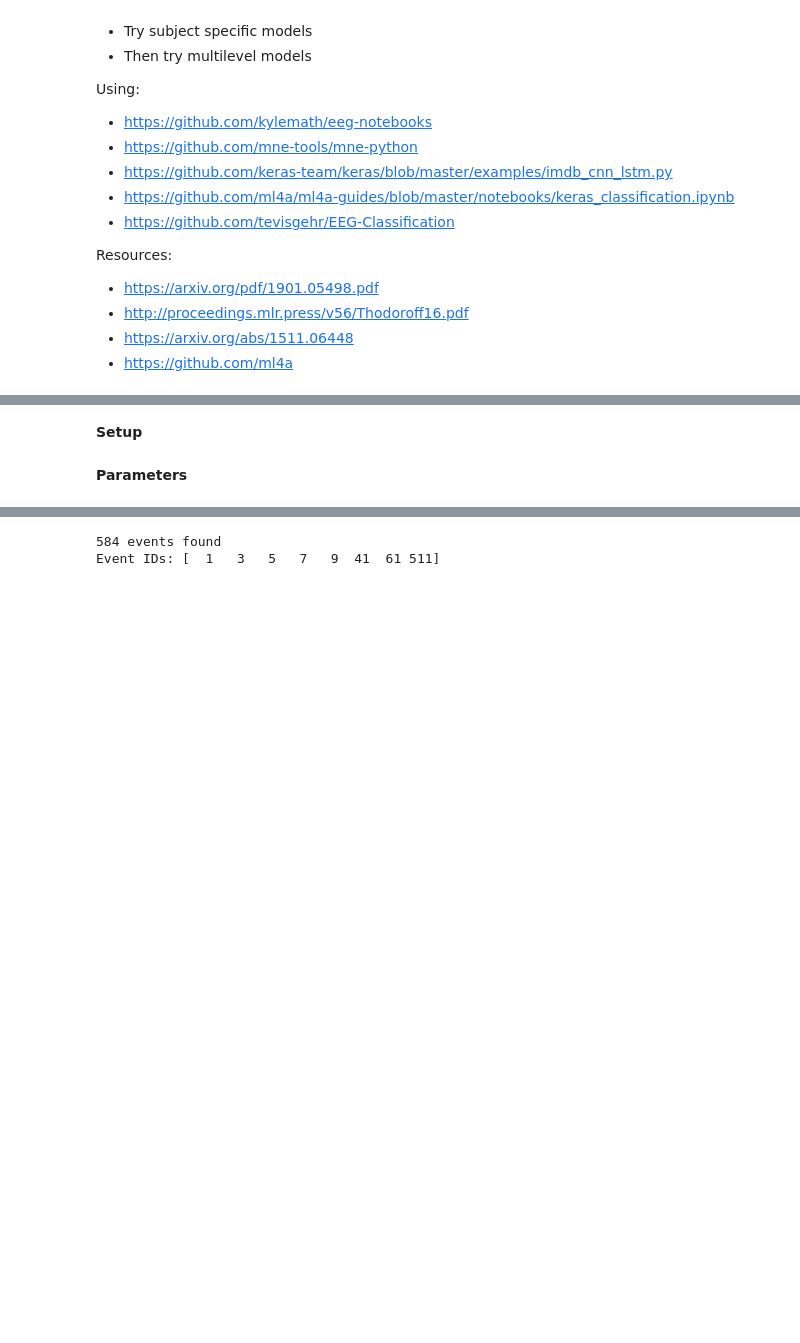
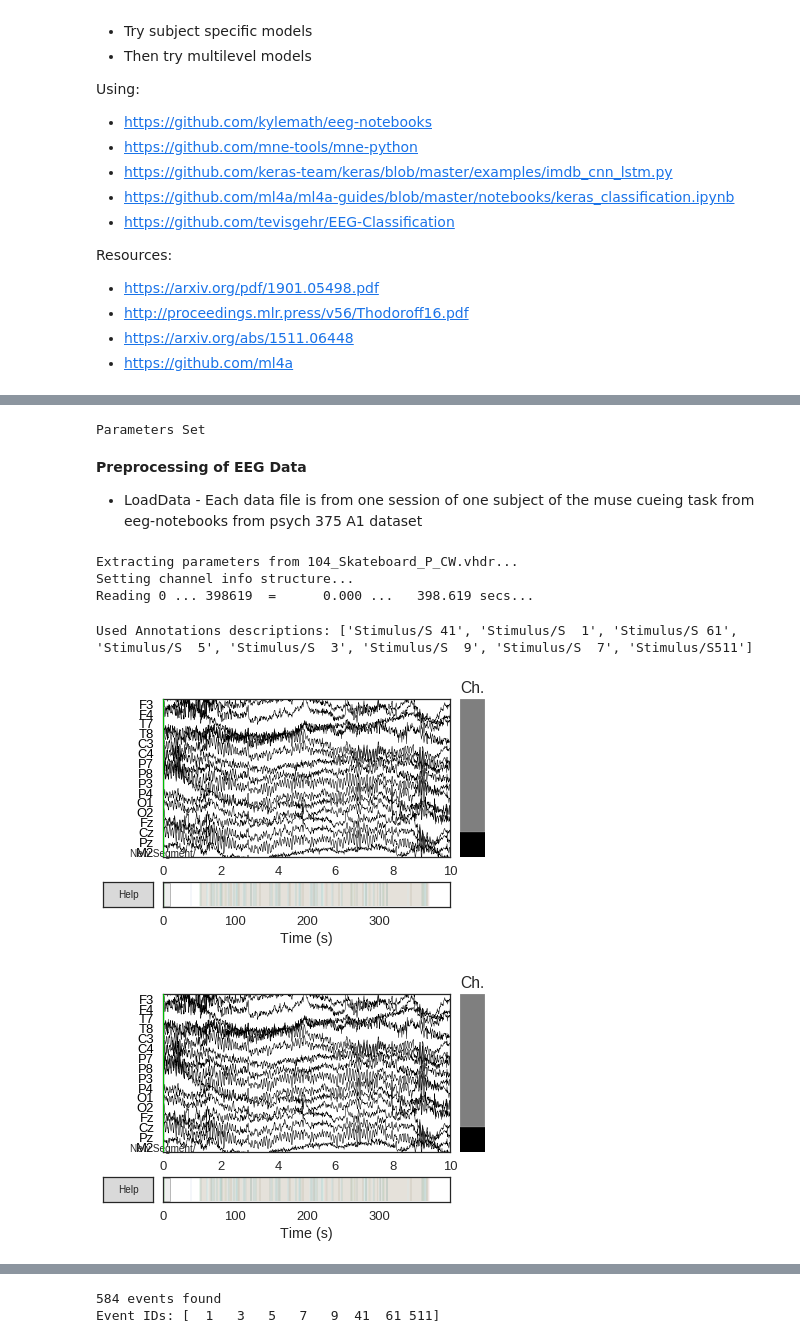
Before and after one commit to kylemath/DeepEEG, a Jupyter notebook: notebooks/DeepEEG.ipynb, the cells around one changed output, grey strips where cells are left out. Saved outputs shown, nothing was run; the diff lists cells and outputs as text; code cells hidden in the pictures; blank space fills up the shorter version.

Commit message:
removed muse sections, everything working time domain

```diff
--- a/notebooks/DeepEEG.ipynb
+++ b/notebooks/DeepEEG.ipynb
@@ -158,4 +71,59 @@ Parameters Set
-# %% [markdown]
-**Setup**
-# %% [markdown]
-**Parameters**
+# %%
+#Parameters#
+sub = 104
+exp = 'Skateboard'
+stance = 'P'
+direction = 'CW'
+event_ids = ['Standard','Target']
+event_nums = [3,5]
+
+## For both input types
+frequency_domain = 0  #if True uses wavelets otherwise use time series
+epoch_decim=10  # to decrease number of time features in time domain
+
+if frequency_domain == 1: #force it
+  epoch_decim=1
+  wavelet_decim=1 # or in frequency domain
+
+print('Parameters Set')
+# %% [output]
+Parameters Set
+# %% [markdown]
+**Preprocessing of EEG Data**
+
+* LoadData - Each data file is from one session of one subject of the muse cueing task from eeg-notebooks from psych 375 A1 dataset
+# %%
+raw = io.read_raw_brainvision(str(sub) + '_' + exp + '_' + stance + '_' + direction + '.vhdr',
+                              montage=None,
+                              eog=('HEOG', 'VEOG'),
+                              misc='auto',
+                              scale=1.0,
+                              verbose=None,
+                              preload=True)
+
+#set sampling rate
+sfreq = raw.info['sfreq']
+nsfreq = sfreq/epoch_decim #create new output freq for after epoch or wavelet decim
+
+#load channel locations
+montage = channels.read_montage('standard_1020')
+raw.set_montage(montage)
+raw.plot_sensors(show_names='True')
+
+
+#Consider rereferencing to linked mastoids?
+        ## arithmetically rereference to linked mastoid
+        #for x=1:EEG.nbchan-2
+        #    EEG.data(x,:) = (EEG.data(x,:)-((EEG.data(EEG.nbchan-2,:))*.5));
+        #end
+ #raw.set_eeg_reference(ref_channels=['M2'])  # set EEG reference to channel
+
+
+raw.plot(n_channels=16, block=True)
+# %% [output]
+Extracting parameters from 104_Skateboard_P_CW.vhdr...
+Setting channel info structure...
+Reading 0 ... 398619  =      0.000 ...   398.619 secs...
+Used Annotations descriptions: ['Stimulus/S 41', 'Stimulus/S  1', 'Stimulus/S 61', 'Stimulus/S  5', 'Stimulus/S  3', 'Stimulus/S  9', 'Stimulus/S  7', 'Stimulus/S511']
+[figure, added]
+[figure, added]
```
Also changed, not shown: parts of 15 cells of this notebook.
